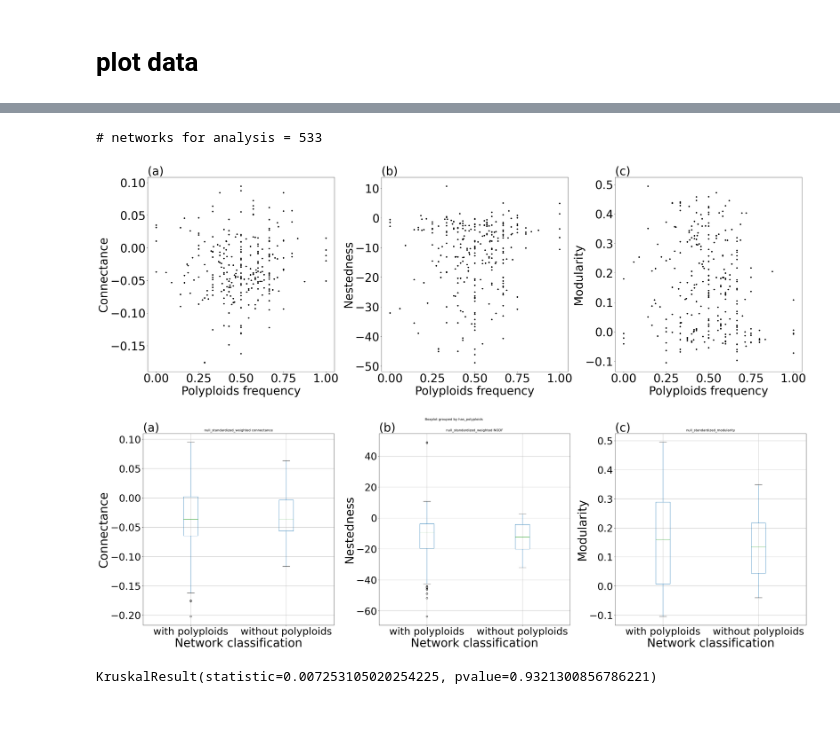
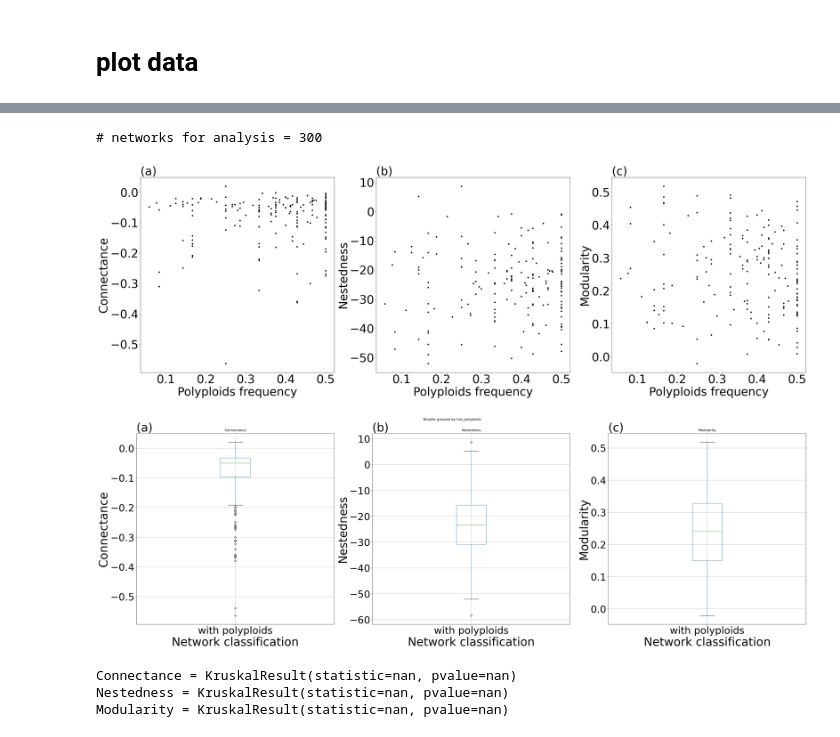
Before and after one commit to halabikeren/plant_pollinator_networks, a Jupyter notebook: notebooks/statistical_analysis/network_level/prepare_data.ipynb, the cells around one changed output, grey strips where cells are left out. Drawn from its saved outputs; the diff is of its cells as text; code cells hidden in the pictures.

```diff
--- a/notebooks/statistical_analysis/network_level/prepare_data.ipynb
+++ b/notebooks/statistical_analysis/network_level/prepare_data.ipynb
@@ -11,35 +13,38 @@ pd.set_option('display.max_colwidth', None)
 INFO: Pandarallel will run on 20 workers.
 INFO: Pandarallel will use Memory file system to transfer data between the main process and workers.
 # %%
-do_weighted = False
+do_weighted = True
+trans_method = "delta"
+null_method = "patefield"
 
 base_relevant_features = ["weighted NODF", # nestedness measures
-                     "weighted connectance",
-                     "connectance",
-                     "modularity",
-                     "robustness.LL"] # modularity mesure, when there is only one compartment, the divsrity is nan
+                          "NODF",
+                         "weighted connectance",
+                         "connectance",
+                         "modularity",
+                         "robustness.LL"] # modularity mesure, when there is only one compartment, the divsrity is nan
 relevant_features = base_relevant_features+[f"null_standardized_{f}" for f in base_relevant_features]
 relevant_metadata = ['is_polyploid_poly_frac', 'is_polyploid_missing_frac']
 
 network_polyploid_data_path = "../../../data/ploidy_classification/network_classification.csv"
 taxonomic_data_path = "../../../data/features/taxonomic_features/net_to_pollinators_taxonomic_classification.csv"
 networks_metadata_path = "../../../data/networks/networks_metadata.csv"
-plant_metadata_path = "../../../data/plant_traits_db.csv"
+plant_metadata_path = "../../../data/S2.csv"
 ecoregions_metadata_path = "../../../data/metadata/network_level/ecoregions_metadata_rice_2019.xlsx"
 ecoregions_polyfreq_path = "../../../data/metadata/network_level/ecoregions_polyfreq_rice_2019.xlsx"
 
 allmb_tree_path = "../../../data/trees/families_mrca_based_tree.nwk"
 networks_dir = "../../../data/networks/all/"
-features_paths = {"binary": "../../../data/features/network/binary/features_with_classification.csv",
-                  "binarized_weighted": "../../../data/features/network/binarized_weighted/features_with_classification.csv",
-                  "weighted": "../../../data/features/network/weighted/features_with_classification.csv"}
 
-processed_data_path = f"../../../data/statistical_analysis/network_level/processed_features_with_ploidy_classification_on_{'un' if not do_weighted else ''}weighted_networks.csv"
+features_paths = {"binary": f"../../../data/features/network/binary/features_with_classification_{trans_method}_standardized_with_{null_method}_simulations.csv",
+                  "binarized_weighted": f"../../../data/features/network/binarized_weighted/features_with_classification_{trans_method}_standardized_with_{null_method}_simulations.csv",
+                  "weighted": f"../../../data/features/network/weighted/features_with_classification_{trans_method}_standardized_with_{null_method}_simulations.csv"}
 
-bad_binary_networks = [] # [46,48,50,51,54,55,56,57,61,62,63,64,66,70,71,72,73]
-bad_weighted_networks = [] #[106,107,156,157,158,159]
+processed_data_path = f"../../../data/statistical_analysis/network_level/processed_features_with_ploidy_classification_on_{'un' if not do_weighted else ''}weighted_networks_{trans_method}_standardized_with_{null_method}_simulations.csv"
 
-max_missing_threshold = 0.7
-min_classified_threshold = 3
+max_missing_threshold = 0.5
+min_classified_threshold = 6
 min_poly_threhold = 0
 min_di_threshold = 0
+min_plants = 6
+min_pollinators = 6
@@ -343,11 +355,13 @@ clean_features.loc[clean_features.has_polyploids == 0].sort_values("num_classifi
 # %%
-clean_features = clean_features.loc[(clean_features.is_polyploid_missing_frac <= max_missing_threshold) &
+clean_features = pd.read_csv(processed_data_path)
+clean_features = clean_features.loc[(clean_features.FracMissingPloidyClassifications <= max_missing_threshold) &
                                     (clean_features.num_classified >= min_classified_threshold) &
                                     (clean_features.num_polyploids >= min_poly_threhold) &
-                                    (clean_features.num_diploids >= min_di_threshold)]
+                                    (clean_features.num_diploids >= min_di_threshold) &
+                                   (clean_features.num_pollinators >= min_pollinators)]
 print(f"# networks for analysis = {clean_features.shape[0]:,}")
 # %% [output]
-# networks for analysis = 533
+# networks for analysis = 300
 # %%
 import matplotlib.pyplot as plt
 import seaborn as sns
@@ -356,39 +370,39 @@ fontsize = 42
 
 plotting_features = clean_features#.loc[(clean_features.is_polyploid_missing_frac <= missing_data_threshold) & (clean_features.num_classified >= n_classified_threshold)]
 fig, ax = plt.subplots(nrows=1, ncols=3, figsize=(3*12, 1*12))
-plotting_features = clean_features.loc[clean_features.is_polyploid_missing_frac <= 0.3]
+plotting_features = clean_features.loc[clean_features.FracPolyploids <= 0.5]
 
 ax1 = ax[0]
 ax1.set_title("(a)", loc="left", fontsize=fontsize)
-plotting_features.plot.scatter(x="is_polyploid_poly_frac", y="null_standardized_weighted connectance", ax=ax1, color="black")
+plotting_features.plot.scatter(x="FracPolyploids", y="Connectance", ax=ax1, color="black")
 ax1.set_xlabel("Polyploids frequency", fontsize=fontsize)
 ax1.set_ylabel("Connectance", fontsize=fontsize)
 ax1.tick_params(axis='both', which='major', labelsize=fontsize)
 ax1.tick_params(axis='both', which='minor', labelsize=fontsize)
 
 
 ax2 = ax[1]
 ax2.set_title("(b)", loc="left", fontsize=fontsize)
-plotting_features.plot.scatter(x="is_polyploid_poly_frac", y="null_standardized_weighted NODF", ax=ax2, color="black")
+plotting_features.plot.scatter(x="FracPolyploids", y="Nestedness", ax=ax2, color="black")
 ax2.set_xlabel("Polyploids frequency", fontsize=fontsize)
 ax2.set_ylabel("Nestedness", fontsize=fontsize)
 ax2.tick_params(axis='both', which='major', labelsize=fontsize)
 ax2.tick_params(axis='both', which='minor', labelsize=fontsize)
 
 
 ax3 = ax[2]
 ax3.set_title("(c)", loc="left", fontsize=fontsize)
-plotting_features.plot.scatter(x="is_polyploid_poly_frac", y="null_standardized_modularity", ax=ax3, color="black")
+plotting_features.plot.scatter(x="FracPolyploids", y="Modularity", ax=ax3, color="black")
 ax3.set_xlabel("Polyploids frequency", fontsize=fontsize)
 ax3.set_ylabel("Modularity", fontsize=fontsize)
 ax3.tick_params(axis='both', which='major', labelsize=fontsize)
 ax3.tick_params(axis='both', which='minor', labelsize=fontsize)
 
 
 fig.tight_layout()
 fig.savefig(f"../../../data/figures/fig3_{'binary' if not do_weighted else 'weighted'}.jpeg")
 # %% [output]
-[figure, old version]
+[figure, new version]
 # %%
 plotting_features = clean_features.copy()
 plotting_features.has_polyploids = plotting_features.has_polyploids.replace({0: "without polyploids", 1: "with polyploids"})
@@ -396,7 +410,7 @@ fig, ax = plt.subplots(nrows=1, ncols=3, figsize=(3*12, 1*12))
 
 ax1 = ax[0]
 ax1.set_title("(a)", loc="left", fontsize=fontsize)
-plotting_features[["has_polyploids", "null_standardized_weighted connectance"]].boxplot(by="has_polyploids", ax=ax1)
+plotting_features[["has_polyploids", "Connectance"]].boxplot(by="has_polyploids", ax=ax1)
 ax1.set_ylabel("Connectance", fontsize=fontsize)
 ax1.set_xlabel("Network classification",  fontsize=fontsize)
 ax1.tick_params(axis='both', which='major', labelsize=fontsize-6)
@@ -404,7 +418,7 @@ ax1.tick_params(axis='both', which='minor', labelsize=fontsize-6)
 
 ax2 = ax[1]
 ax2.set_title("(b)", loc="left", fontsize=fontsize)
-plotting_features[["has_polyploids", "null_standardized_weighted NODF"]].boxplot(by="has_polyploids", ax=ax2)
+plotting_features[["has_polyploids", "Nestedness"]].boxplot(by="has_polyploids", ax=ax2)
 ax2.set_ylabel("Nestedness", fontsize=fontsize)
 ax2.set_xlabel("Network classification",  fontsize=fontsize)
 ax2.tick_params(axis='both', which='major', labelsize=fontsize-6)
@@ -412,7 +426,7 @@ ax2.tick_params(axis='both', which='minor', labelsize=fontsize-6)
 
 ax3 = ax[2]
 ax3.set_title("(c)", loc="left", fontsize=fontsize)
-plotting_features[["has_polyploids", "null_standardized_modularity"]].boxplot(by="has_polyploids", ax=ax3)
+plotting_features[["has_polyploids", "Modularity"]].boxplot(by="has_polyploids", ax=ax3)
 ax3.set_ylabel("Modularity", fontsize=fontsize)
 ax3.set_xlabel("Network classification",  fontsize=fontsize)
 ax3.tick_params(axis='both', which='major', labelsize=fontsize-6)
@@ -421,19 +435,22 @@ ax3.tick_params(axis='both', which='minor', labelsize=fontsize-6)
 fig.tight_layout()
 fig.savefig(f"../../../data/figures/fig4_{'binary' if not do_weighted else 'weighted'}.jpeg")
 # %% [output]
-[figure, old version]
+[figure, new version]
 # %%
 from scipy import stats
 
-conc_res = stats.kruskal(clean_features.loc[clean_features.has_polyploids == 0, "null_standardized_weighted connectance"].values,
-                         clean_features.loc[clean_features.has_polyploids == 1, "null_standardized_weighted connectance"].values)
+conc_res = stats.kruskal(clean_features.loc[clean_features.has_polyploids == 0, "Connectance"].values,
+                         clean_features.loc[clean_features.has_polyploids == 1, "Connectance"].values)
+print(f"Connectance = {conc_res}")
 
-nest_res = stats.kruskal(clean_features.loc[clean_features.has_polyploids == 0, "null_standardized_weighted NODF"].values,
-                         clean_features.loc[clean_features.has_polyploids == 1, "null_standardized_weighted NODF"].values)
+nest_res = stats.kruskal(clean_features.loc[clean_features.has_polyploids == 0, "Nestedness"].values,
+                         clean_features.loc[clean_features.has_polyploids == 1, "Nestedness"].values)
+print(f"Nestedness = {nest_res}")
 
-mod_res = stats.kruskal(clean_features.loc[clean_features.has_polyploids == 0, "null_standardized_modularity"].values,
-                         clean_features.loc[clean_features.has_polyploids == 1, "null_standardized_modularity"].values)
+mod_res = stats.kruskal(clean_features.loc[clean_features.has_polyploids == 0, "Modularity"].values,
+                         clean_features.loc[clean_features.has_polyploids == 1, "Modularity"].values)
+print(f"Modularity = {mod_res}")
+# %% [output]
+Connectance = KruskalResult(statistic=nan, pvalue=nan)
+Nestedness = KruskalResult(statistic=nan, pvalue=nan)
+Modularity = KruskalResult(statistic=nan, pvalue=nan)
-# %%
-conc_res
-# %% [output]
-KruskalResult(statistic=0.007253105020254225, pvalue=0.9321300856786221)
```
Also changed, not shown: parts of 50 cells of this notebook, 1 other file.
